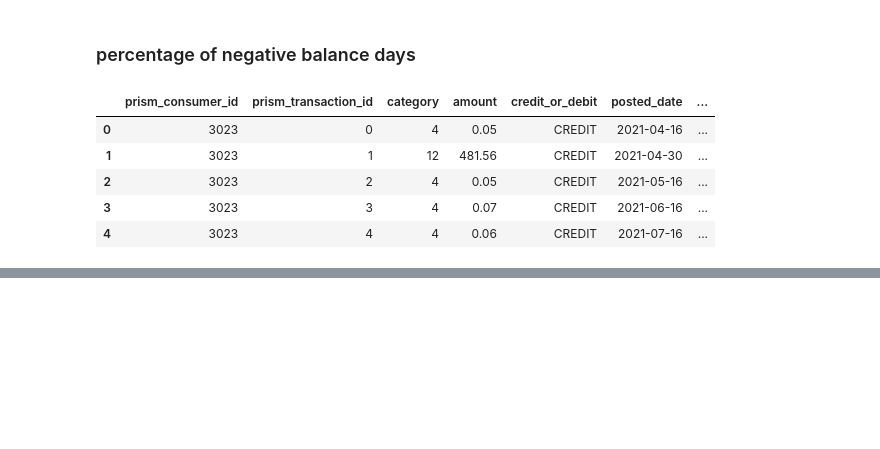
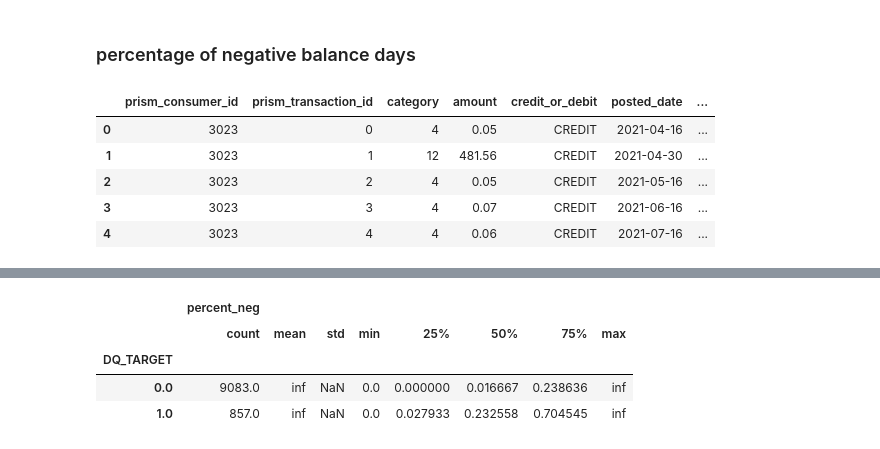
Before and after one commit to hillarychang/dsc180b-capstone-q2, a Jupyter notebook: src/notebooks/kurumi_q2_eda.ipynb, the cells around one changed output, grey strips where cells are left out. Cells and saved outputs as stored; diff of their text form; code cells hidden in the pictures; blank space fills up the shorter version.

```diff
--- a/src/notebooks/kurumi_q2_eda.ipynb
+++ b/src/notebooks/kurumi_q2_eda.ipynb
@@ -832,0 +865,3 @@ for consumer in consumer_list:
+# %%
+running_balance_neg = sorted_balance_trans.groupby("prism_consumer_id")[["percent_neg", "DQ_TARGET"]].mean()
+running_balance_neg
@@ -832,0 +883,8 @@ for consumer in consumer_list:
+# %%
+running_balance_neg.groupby("DQ_TARGET").describe()
+# %% [output]
+|  | percent_neg |  |  |  |  |  |  |  |
+|  | count | mean | std | min | 25% | 50% | 75% | max |
+| DQ_TARGET |  |  |  |  |  |  |  |  |
+| 0.0 | 9083.0 | inf | NaN | 0.0 | 0.000000 | 0.016667 | 0.238636 | inf |
+| 1.0 | 857.0 | inf | NaN | 0.0 | 0.027933 | 0.232558 | 0.704545 | inf |
```
Also changed, not shown: parts of 8 cells of this notebook.
